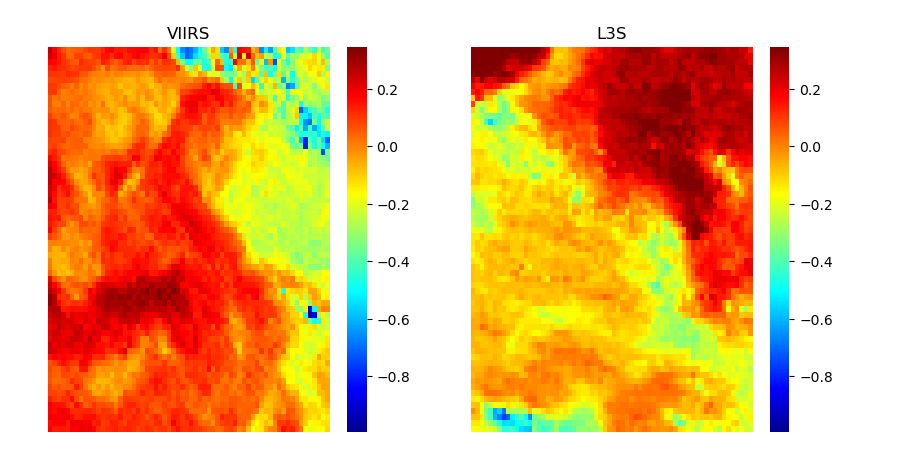
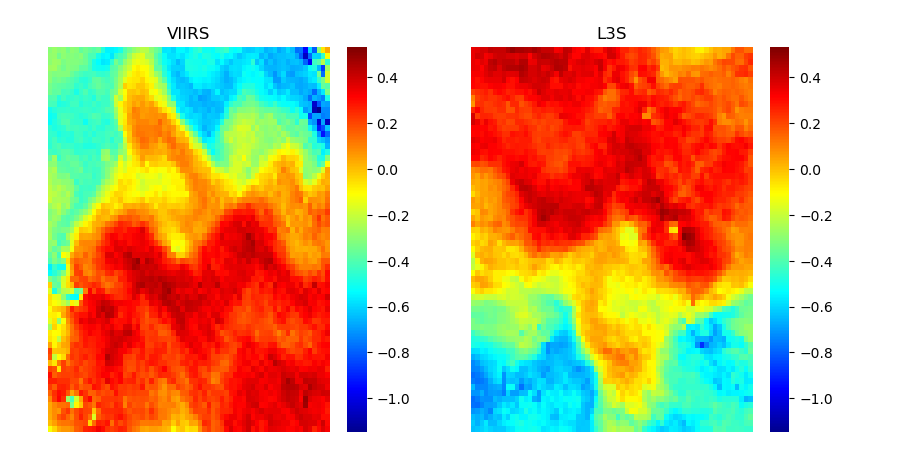
Before and after one commit to AI-for-Ocean-Science/ulmo, a Jupyter notebook: ulmo/sst_l3s/s3_images.ipynb, the cells around one changed output. Cells and saved outputs as stored; diff of their text form; code cells hidden in the pictures.

```diff
--- a/ulmo/sst_l3s/s3_images.ipynb
+++ b/ulmo/sst_l3s/s3_images.ipynb
@@ -13,19 +49,19 @@ import os
 # this is example with high difference in DT
 
 pp_file = "s3://sst-l3s/PreProc/L3S_VIIRS144_2012_preproc.h5"
-pp_idx = 5105
+pp_idx = 121248
 
 matching_row = pandas.DataFrame({
     'pp_file': [pp_file],
     'pp_idx': [pp_idx]
 })
-L3S_far_ex = image_utils.grab_image(matching_row, local_file = "/Users/rachelstumpf/L3S_VIIRS144_2012_preproc.h5")
+L3S_far_ex = image_utils.grab_image(matching_row, local_file = "/Users/rachelstumpf/Desktop/PreProc/L3S_VIIRS144_2012_preproc.h5")
 #L3S_far_ex = np.flipud(np.fliplr(L3S_row0))[0,...]
 L3S_far_ex = L3S_far_ex[0,...]
 
 # get matching VIIRS
 pp_file = "s3://viirs/PreProc/VIIRS_2012_95clear_192x192_preproc_viirs_std.h5"
-pp_idx = 132767 # these cannot be simply read into the function because now they start with VIIRS_ so do not match
+pp_idx = 178505 # these cannot be simply read into the function because now they start with VIIRS_ so do not match
 
 matching_row = pandas.DataFrame({
     'pp_file': [pp_file],
@@ -75,8 +111,8 @@ fig, axes = plt.subplots(1, 2, figsize=(10, 5))
 # Calculate the minimum and maximum values for both images
 viirs_min = np.min(VIIRS_far_ex)
 viirs_max = np.max(VIIRS_far_ex)
-l3s_min = np.min(L3S_far_ex[0])
-l3s_max = np.max(L3S_far_ex[0])
+l3s_min = np.min(L3S_far_ex)
+l3s_max = np.max(L3S_far_ex)
 
 # Use the same vmin and vmax for both images
 vmnx = (min(viirs_min, l3s_min), max(viirs_max, l3s_max))
@@ -92,19 +128,19 @@ plt.show()
 # this is example with low difference in DT
 
 pp_file = "s3://sst-l3s/PreProc/L3S_VIIRS144_2012_preproc.h5"
-pp_idx = 162037
+pp_idx = 217701
 
 matching_row = pandas.DataFrame({
     'pp_file': [pp_file],
     'pp_idx': [pp_idx]
 })
-L3S_close_ex = image_utils.grab_image(matching_row, local_file = "/Users/rachelstumpf/L3S_VIIRS144_2012_preproc.h5")
+L3S_close_ex = image_utils.grab_image(matching_row, local_file = "/Users/rachelstumpf/Desktop/PreProc/L3S_VIIRS144_2012_preproc.h5")
 #L3S_far_ex = np.flipud(np.fliplr(L3S_row0))[0,...]
 L3S_close_ex = L3S_close_ex[0,...]
 
 # get matching VIIRS
 pp_file = "s3://viirs/PreProc/VIIRS_2012_95clear_192x192_preproc_viirs_std.h5"
-pp_idx = 8477 # these cannot be simply read into the function because now they start with VIIRS_ so do not match
+pp_idx = 252131 # these cannot be simply read into the function because now they start with VIIRS_ so do not match
 
 matching_row = pandas.DataFrame({
     'pp_file': [pp_file],
@@ -137,33 +173,33 @@ def show_image(img: np.ndarray, cm=None, cbar: bool = True, flipud=True,
     ax = sns.heatmap(np.flipud(img), xticklabels=[],
                      vmin=vmnx[0], vmax=vmnx[1], ax=ax,
                      yticklabels=[], cmap=cm, cbar=cbar,
                      cbar_kws={'label': clbl})  # 'fontsize': 20})
     # Set the title
     if title is not None:
         ax.set_title(title)
 
     if show:
         plt.show()
     if set_aspect is not None:
         ax.set_aspect(set_aspect)
     #
     return ax
 
 fig, axes = plt.subplots(1, 2, figsize=(10, 5))
 
 # Calculate the minimum and maximum values for both images
 viirs_min = np.min(VIIRS_close_ex)
 viirs_max = np.max(VIIRS_close_ex)
-l3s_min = np.min(L3S_close_ex[0])
-l3s_max = np.max(L3S_close_ex[0])
+l3s_min = np.min(L3S_close_ex)
+l3s_max = np.max(L3S_close_ex)
 
 # Use the same vmin and vmax for both images
 vmnx = (min(viirs_min, l3s_min), max(viirs_max, l3s_max))
 
 show_image(VIIRS_close_ex, ax=axes[0], title='VIIRS', vmnx=vmnx)
 
 show_image(L3S_close_ex, ax=axes[1], title='L3S', vmnx=vmnx)
 
 plt.show()
 # %% [output]
-[figure, old version]
+[figure, new version]
```
Also changed, not shown: parts of 5 cells of this notebook.
